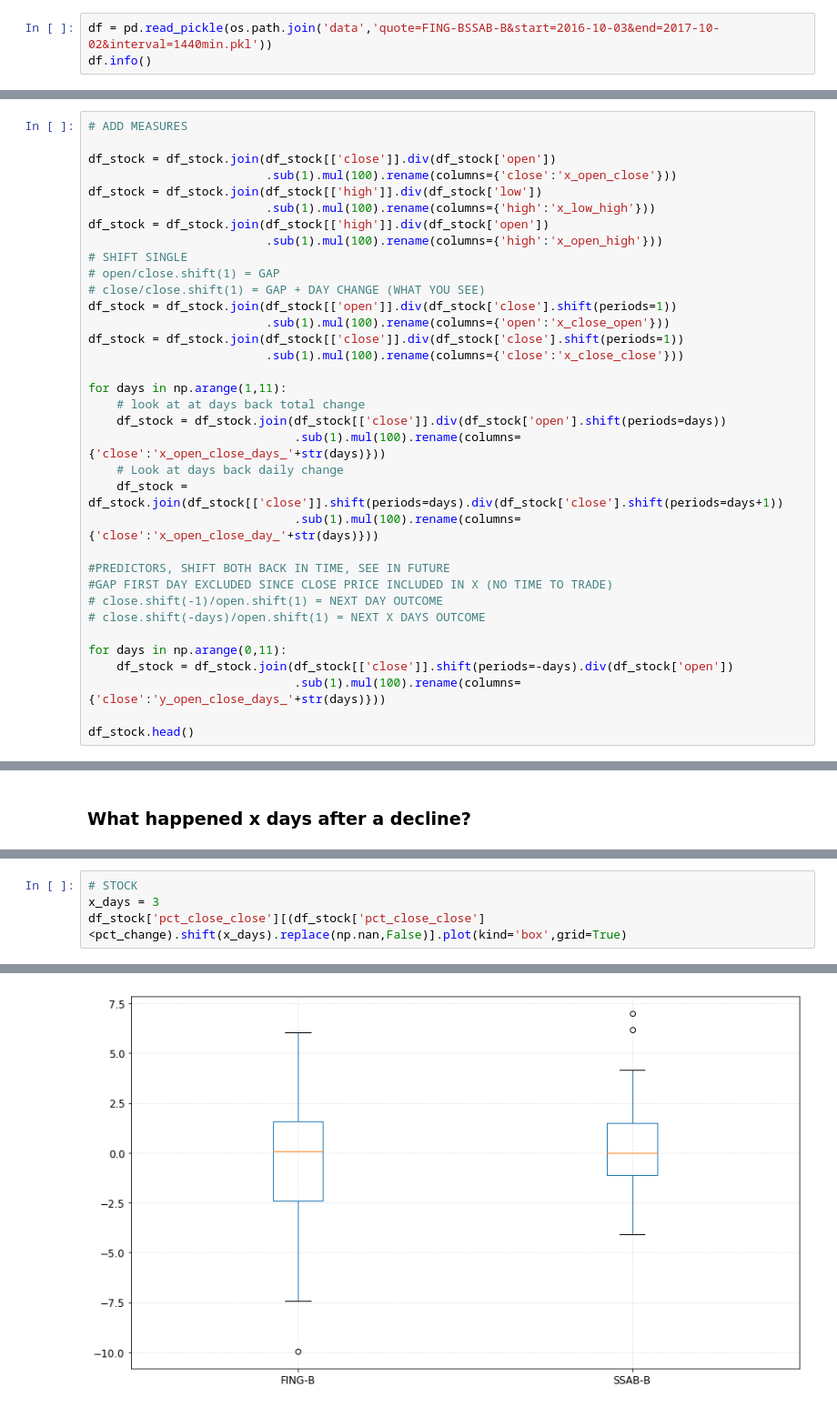
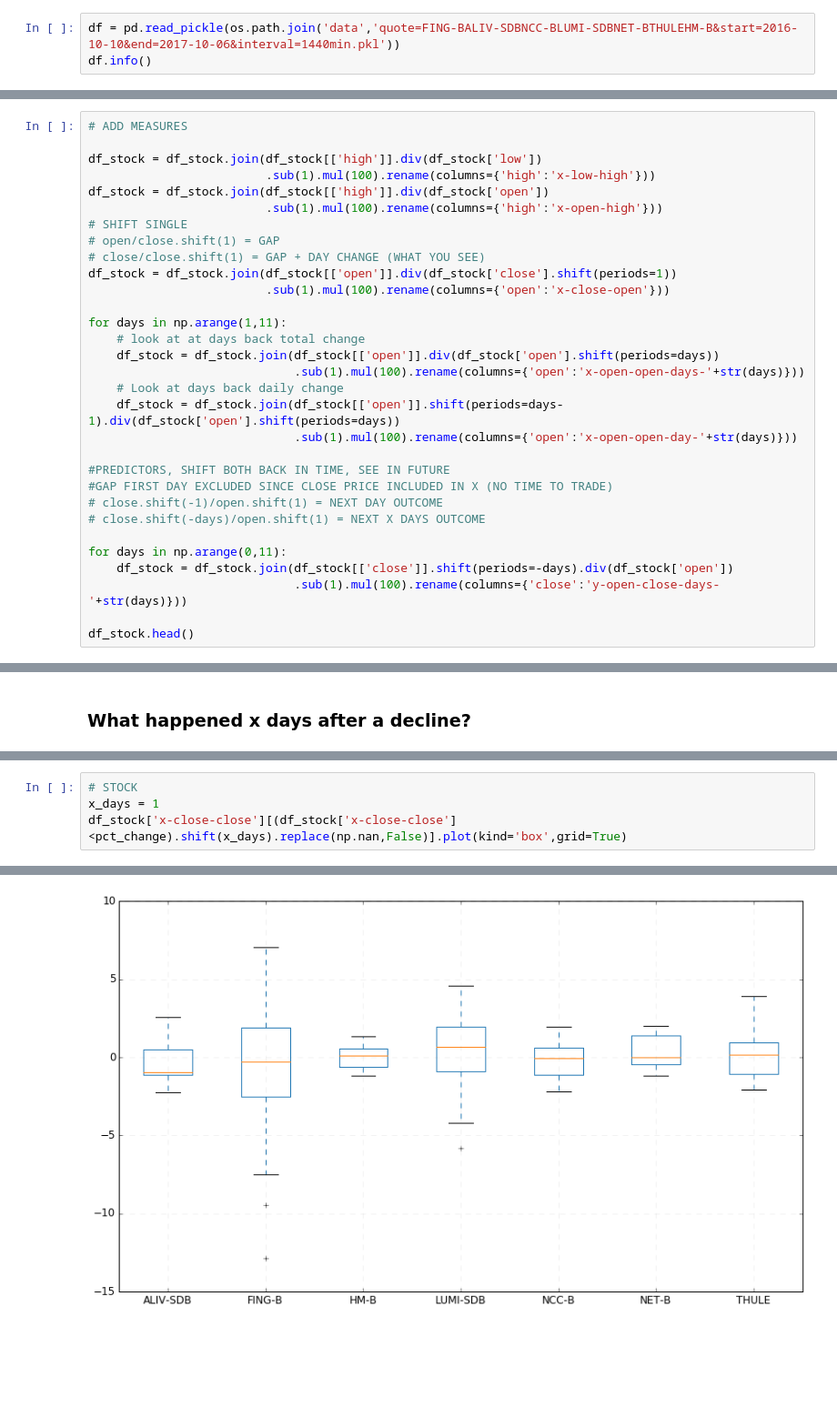
Before and after one commit to Hjartarson/stock-market, a Jupyter notebook: make-report-daily-ticks.ipynb, the cells around one changed output, grey strips where cells are left out. Shown: that part at 91% size. Saved outputs shown, nothing was run; the diff lists cells and outputs as text; blank space fills up the shorter version.

```diff
--- a/make-report-daily-ticks.ipynb
+++ b/make-report-daily-ticks.ipynb
@@ -31,7 +30,7 @@ import os
 import matplotlib as mpl
 #import seaborn as sns
 # %%
-df = pd.read_pickle(os.path.join('data','quote=FING-BSSAB-B&start=2016-10-03&end=2017-10-02&interval=1440min.pkl'))
+df = pd.read_pickle(os.path.join('data','quote=FING-BALIV-SDBNCC-BLUMI-SDBNET-BTHULEHM-B&start=2016-10-10&end=2017-10-06&interval=1440min.pkl'))
 df.info()
 # %% [output]
 <class 'pandas.core.frame.DataFrame'>
@@ -64,27 +64,23 @@ df_stock.head()
 # %%
 # ADD MEASURES
 
-df_stock = df_stock.join(df_stock[['close']].div(df_stock['open'])
-                         .sub(1).mul(100).rename(columns={'close':'x_open_close'}))
 df_stock = df_stock.join(df_stock[['high']].div(df_stock['low'])
-                         .sub(1).mul(100).rename(columns={'high':'x_low_high'}))
+                         .sub(1).mul(100).rename(columns={'high':'x-low-high'}))
 df_stock = df_stock.join(df_stock[['high']].div(df_stock['open'])
-                         .sub(1).mul(100).rename(columns={'high':'x_open_high'}))
+                         .sub(1).mul(100).rename(columns={'high':'x-open-high'}))
 # SHIFT SINGLE
 # open/close.shift(1) = GAP
 # close/close.shift(1) = GAP + DAY CHANGE (WHAT YOU SEE)
 df_stock = df_stock.join(df_stock[['open']].div(df_stock['close'].shift(periods=1))
-                         .sub(1).mul(100).rename(columns={'open':'x_close_open'}))
-df_stock = df_stock.join(df_stock[['close']].div(df_stock['close'].shift(periods=1))
-                         .sub(1).mul(100).rename(columns={'close':'x_close_close'}))
+                         .sub(1).mul(100).rename(columns={'open':'x-close-open'}))
 
 for days in np.arange(1,11):
     # look at at days back total change
-    df_stock = df_stock.join(df_stock[['close']].div(df_stock['open'].shift(periods=days))
-                             .sub(1).mul(100).rename(columns={'close':'x_open_close_days_'+str(days)}))
+    df_stock = df_stock.join(df_stock[['open']].div(df_stock['open'].shift(periods=days))
+                             .sub(1).mul(100).rename(columns={'open':'x-open-open-days-'+str(days)}))
     # Look at days back daily change
-    df_stock = df_stock.join(df_stock[['close']].shift(periods=days).div(df_stock['close'].shift(periods=days+1))
-                             .sub(1).mul(100).rename(columns={'close':'x_open_close_day_'+str(days)}))
+    df_stock = df_stock.join(df_stock[['open']].shift(periods=days-1).div(df_stock['open'].shift(periods=days))
+                             .sub(1).mul(100).rename(columns={'open':'x-open-open-day-'+str(days)}))
 
 #PREDICTORS, SHIFT BOTH BACK IN TIME, SEE IN FUTURE
 #GAP FIRST DAY EXCLUDED SINCE CLOSE PRICE INCLUDED IN X (NO TIME TO TRADE)
@@ -93,7 +89,7 @@ for days in np.arange(1,11):
 
 for days in np.arange(0,11):
     df_stock = df_stock.join(df_stock[['close']].shift(periods=-days).div(df_stock['open'])
-                             .sub(1).mul(100).rename(columns={'close':'y_open_close_days_'+str(days)}))
+                             .sub(1).mul(100).rename(columns={'close':'y-open-close-days-'+str(days)}))
 
 df_stock.head()
 # %% [output]
@@ -273,10 +309,10 @@ df_days.plot(kind='box',grid=True)
 # %%
 # STOCK
-x_days = 3
-df_stock['pct_close_close'][(df_stock['pct_close_close']<pct_change).shift(x_days).replace(np.nan,False)].plot(kind='box',grid=True)
+x_days = 1
+df_stock['x-close-close'][(df_stock['x-close-close']<pct_change).shift(x_days).replace(np.nan,False)].plot(kind='box',grid=True)
 # %% [output]
 <matplotlib.axes._subplots.AxesSubplot at 0x...>
-[figure, old version]
+[figure, new version]
 # %%
 #df_stock_swap = df_stock.swaplevel(axis=1)
 
```
Also changed, not shown: parts of 18 cells of this notebook, 2 other files.
